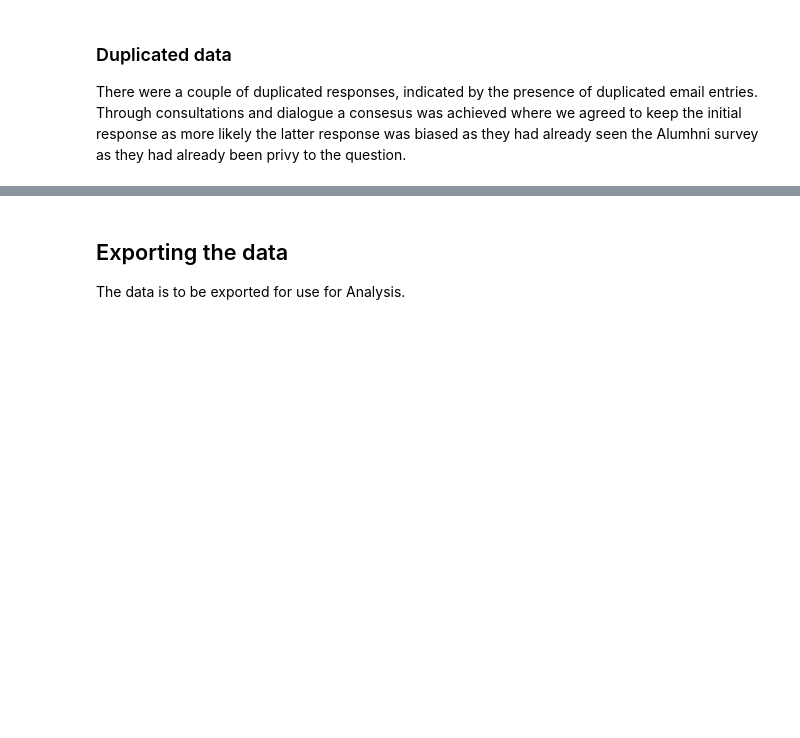
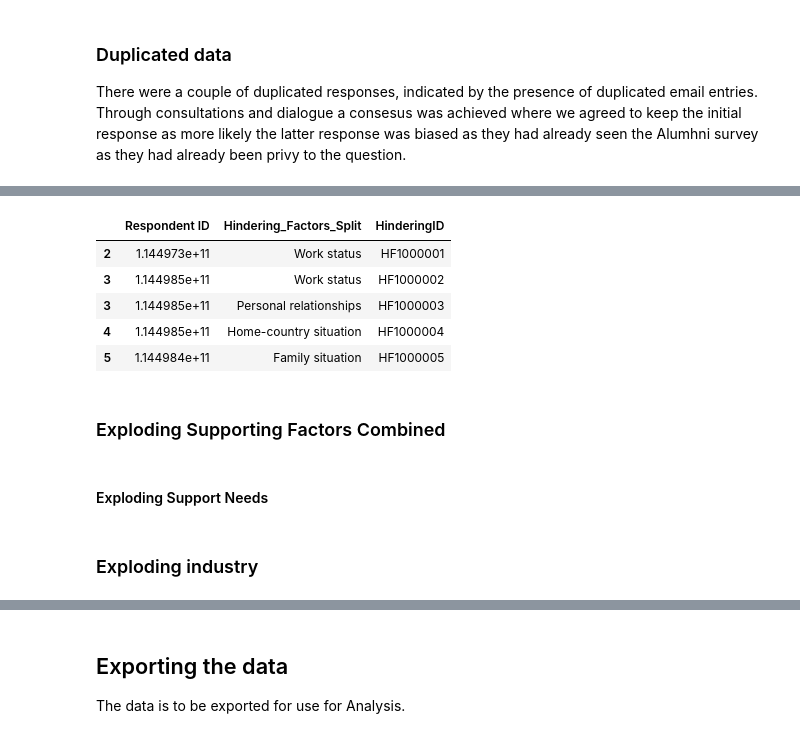
Before and after one commit to mukanzi/Google-colab-Notebooks, a Jupyter notebook: Alumni_Survey_cleaning.ipynb, the cells around one changed output, grey strips where cells are left out. Cells and saved outputs as stored; diff of their text form; code cells hidden in the pictures; blank space fills up the shorter version.

```diff
--- a/Alumni_Survey_cleaning.ipynb
+++ b/Alumni_Survey_cleaning.ipynb
@@ -393 +346,24 @@ Creating datasets that will help with the visualizaiton of the individual factor
+# %%
+# Create a new column for the split data.
+df['Hindering_Factors_Split'] = df['Hindering_Factors_Combined'].str.split(',')
+
+# Now create a new DataFrame that includes the 'Respondent ID' and the new split column.
+Hindering_factor = df[['Respondent ID', 'Hindering_Factors_Split']]
+
+# Use the explode method on the new split column.
+df_exploded = Hindering_factor.explode('Hindering_Factors_Split')
+
+df_exploded['HinderingID'] = ['HF1' + str(i).zfill(6) for i in range(1, len(df_exploded) + 1)]
+
+# Display the head of the exploded DataFrame.
+df_exploded.head()
+# %% [output]
+|  | Respondent ID | Hindering_Factors_Split | HinderingID |
+| 2 | 1.144973e+11 | Work status | HF1000001 |
+| 3 | 1.144985e+11 | Work status | HF1000002 |
+| 3 | 1.144985e+11 | Personal relationships | HF1000003 |
+| 4 | 1.144985e+11 | Home-country situation | HF1000004 |
+| 5 | 1.144984e+11 | Family situation | HF1000005 |
+# %% [markdown]
+### Exploding Supporting Factors Combined
 # %%
@@ -402 +383,3 @@ df_exploded = df.explode('Hindering_Factors_Combined')
 df_exploded.reset_index(drop=True, inplace=True)
+# %% [markdown]
+#### Exploding Support Needs
@@ -402,0 +401,2 @@ df_exploded.reset_index(drop=True, inplace=True)
+# %% [markdown]
+### Exploding industry
```
Also changed, not shown: parts of 31 cells of this notebook.
